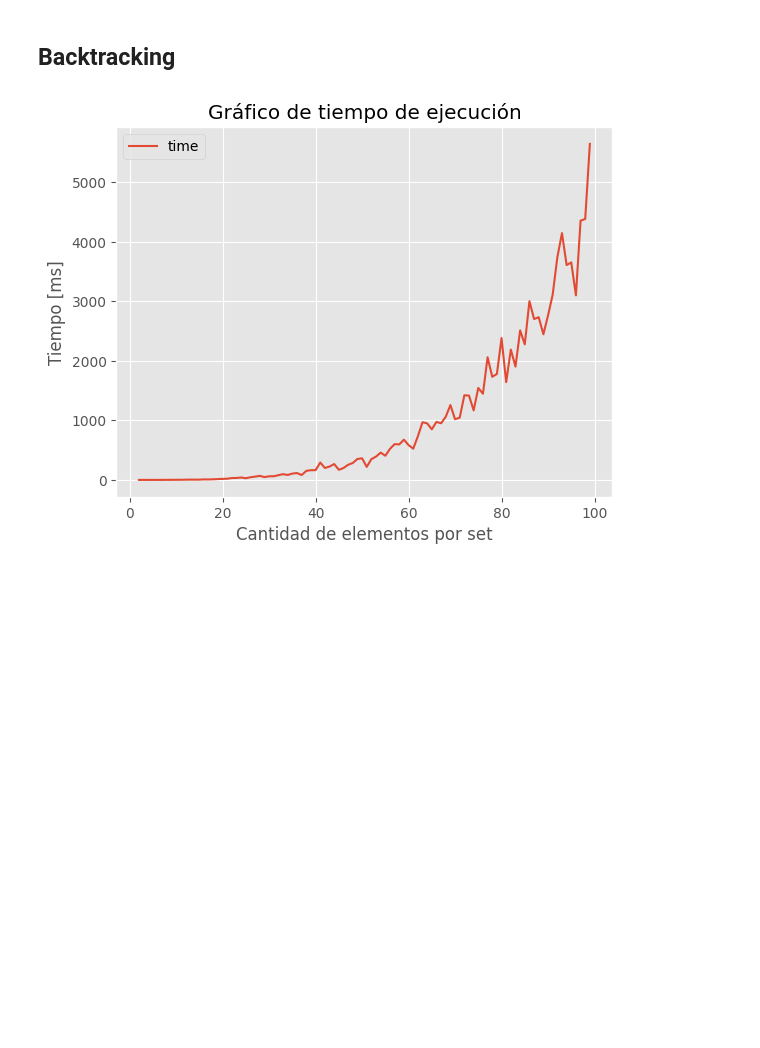
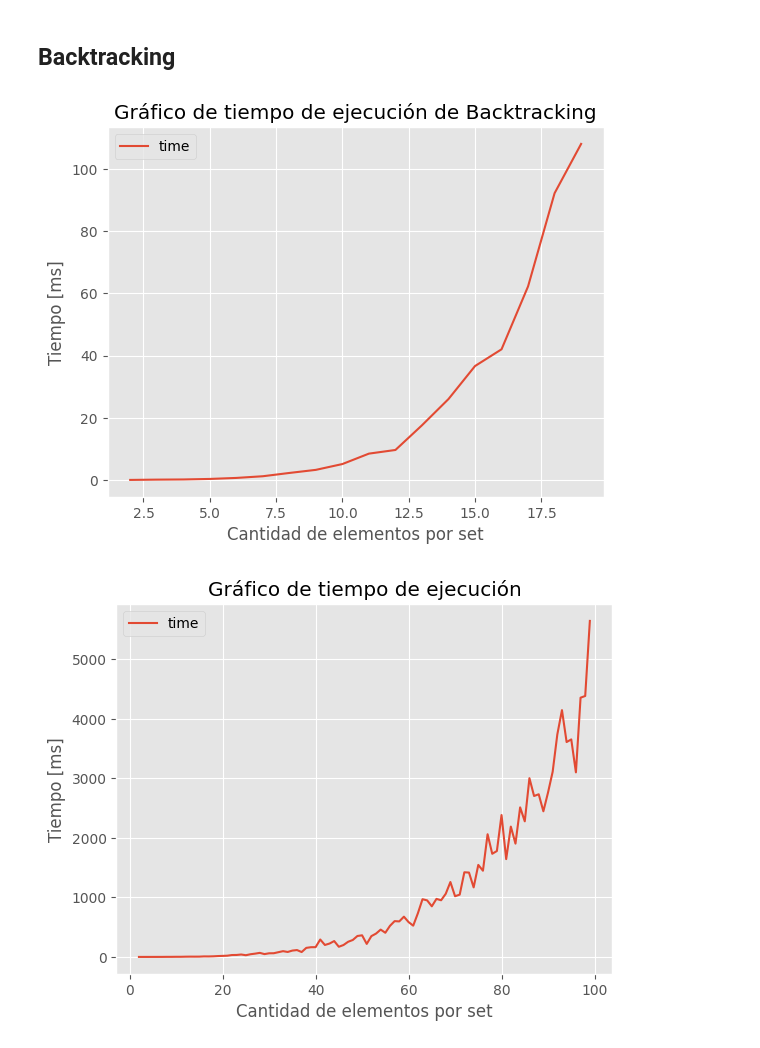
Before and after one commit to astrocinco/2c2023-TDA-TP3, a Jupyter notebook: analysis_notebook.ipynb, the cells around one changed output. Saved outputs shown, nothing was run; the diff lists cells and outputs as text; code cells hidden in the pictures; blank space fills up the shorter version.

Commit message:
add new graphs

```diff
--- a/analysis_notebook.ipynb
+++ b/analysis_notebook.ipynb
@@ -92,5 +92,10 @@ Cota superior: 32
 # Análisis de tiempos de ejecución
 # %% [markdown]
 ## Backtracking
+# %%
+bt_time_20 = get_execution_time(solution_by_backtracking, min=2, max=20, rep=70, size=5)
+make_execution_time_graph(bt_time_20, "Gráfico de tiempo de ejecución de Backtracking")
+# %% [output]
+[figure, added]
 # %%
 bt_time = get_execution_time(solution_by_backtracking, min=2, max=100, rep=70, size=5)
```
Also changed, not shown: parts of 4 cells of this notebook, 2 other files.
